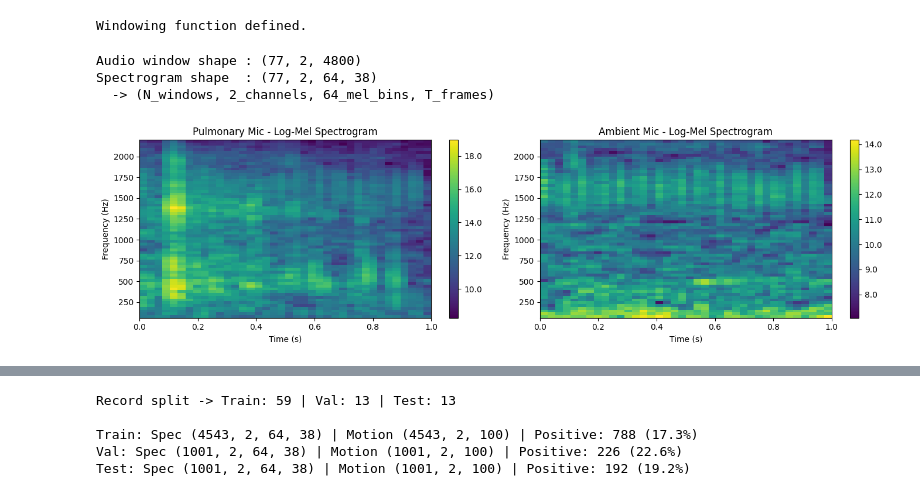
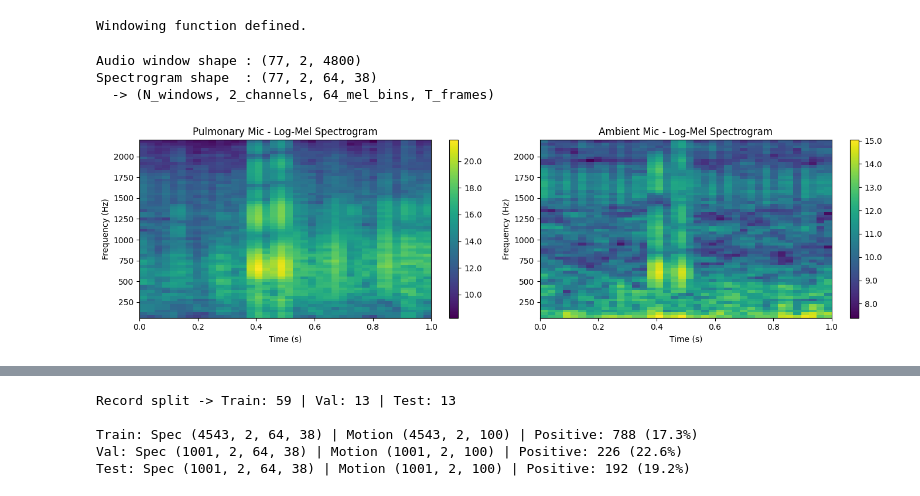
Before and after one commit to kirazhalim/EE492-cough-detection-activity-classification, a Jupyter notebook: experiments/dl_baseline_v3.ipynb, the cells around one changed output, grey strips where cells are left out. Saved outputs shown, nothing was run; the diff lists cells and outputs as text; code cells hidden in the pictures.

```diff
--- a/experiments/dl_baseline_v3.ipynb
+++ b/experiments/dl_baseline_v3.ipynb
@@ -175,32 +175,32 @@ def audio_to_log_mel(audio_np):
     t = torch.tensor(audio_np, dtype=torch.float32)
     mel = mel_transform(t)
     log_mel = torch.log(mel + 1e-9)
     return log_mel.numpy()
 
 # Quick test on one record
-sample_rec = load_record_preprocessed(0, df_meta)
+sample_rec = load_record_preprocessed(2, df_meta)
 sample_wins = build_centered_windows(sample_rec)
 sample_spec = audio_to_log_mel(sample_wins['audio'])
 
 print(f'Audio window shape : {sample_wins["audio"].shape}')
 print(f'Spectrogram shape  : {sample_spec.shape}')
 print(f'  -> (N_windows, 2_channels, {N_MELS}_mel_bins, T_frames)')
 
 # Plot sample spectrograms
 fig, axes = plt.subplots(1, 2, figsize=(14, 4))
 for ch, name in enumerate(['Pulmonary', 'Ambient']):
     im = axes[ch].imshow(
         sample_spec[0, ch], aspect='auto', origin='lower',
         extent=[0, WINDOW_SEC, FMIN, FMAX],
     )
     axes[ch].set_title(f'{name} Mic - Log-Mel Spectrogram')
     axes[ch].set_xlabel('Time (s)')
     axes[ch].set_ylabel('Frequency (Hz)')
     plt.colorbar(im, ax=axes[ch], format='%.1f')
 plt.tight_layout()
 plt.show()
 # %% [output]
 Audio window shape : (77, 2, 4800)
 Spectrogram shape  : (77, 2, 64, 38)
   -> (N_windows, 2_channels, 64_mel_bins, T_frames)
-[figure, old version]
+[figure, new version]
```
Also changed, not shown: parts of 1 cell of this notebook, 29 other files.
